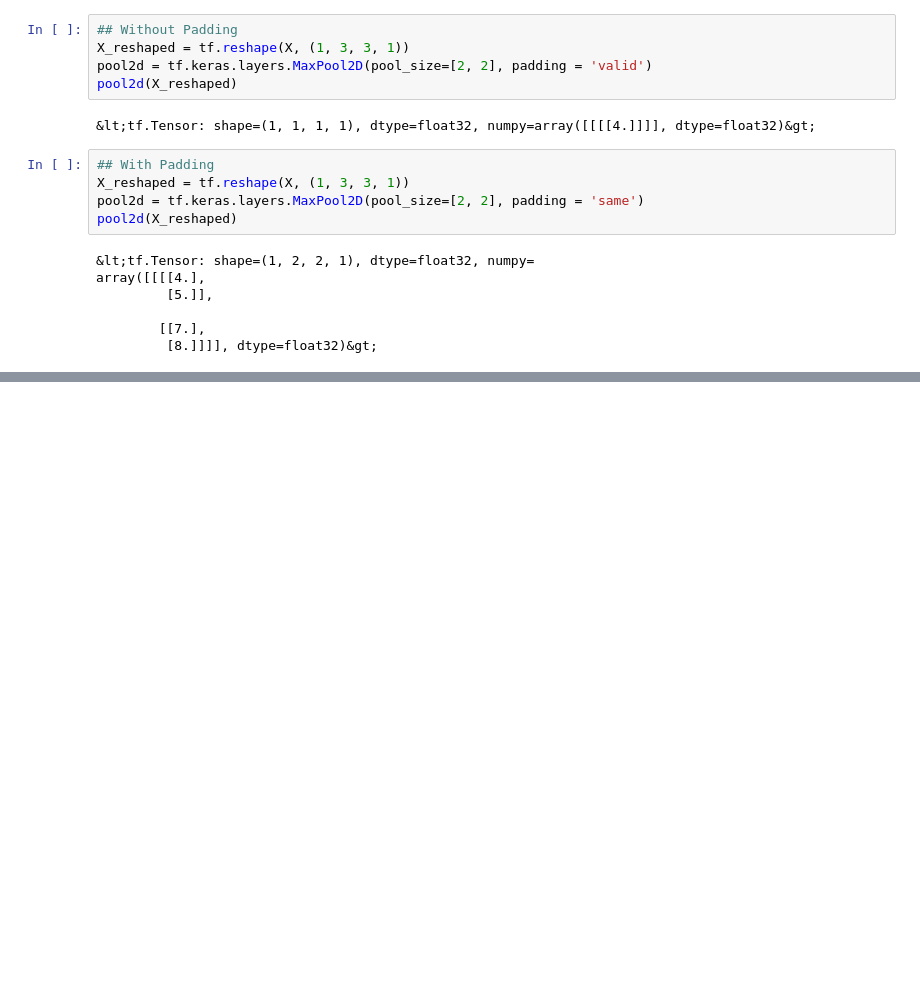
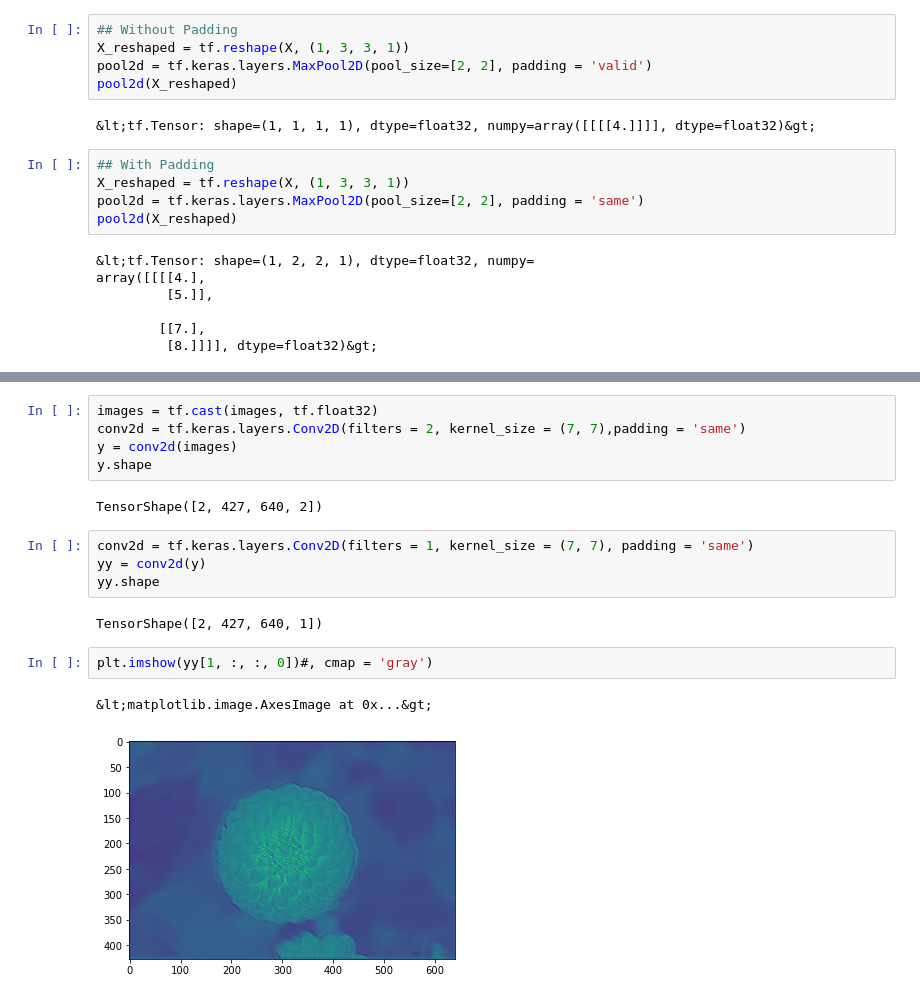
Before and after one commit to arsenallover/ML_From_Scratch, a Jupyter notebook: Classification/NeuralNetworks/T_CNN.ipynb, the cells around one changed output, grey strips where cells are left out. Saved outputs shown, nothing was run; the diff lists cells and outputs as text; blank space fills up the shorter version.

```diff
--- a/Classification/NeuralNetworks/T_CNN.ipynb
+++ b/Classification/NeuralNetworks/T_CNN.ipynb
@@ -391,0 +465,18 @@ array([[[[4.],
+# %%
+images = tf.cast(images, tf.float32)
+conv2d = tf.keras.layers.Conv2D(filters = 2, kernel_size = (7, 7),padding = 'same')
+y = conv2d(images)
+y.shape
+# %% [output]
+TensorShape([2, 427, 640, 2])
+# %%
+conv2d = tf.keras.layers.Conv2D(filters = 1, kernel_size = (7, 7), padding = 'same')
+yy = conv2d(y)
+yy.shape
+# %% [output]
+TensorShape([2, 427, 640, 1])
+# %%
+plt.imshow(yy[1, :, :, 0])#, cmap = 'gray')
+# %% [output]
+&lt;matplotlib.image.AxesImage at 0x...&gt;
+[figure, added]
```
Also changed, not shown: parts of 12 cells of this notebook, 1 other file.
